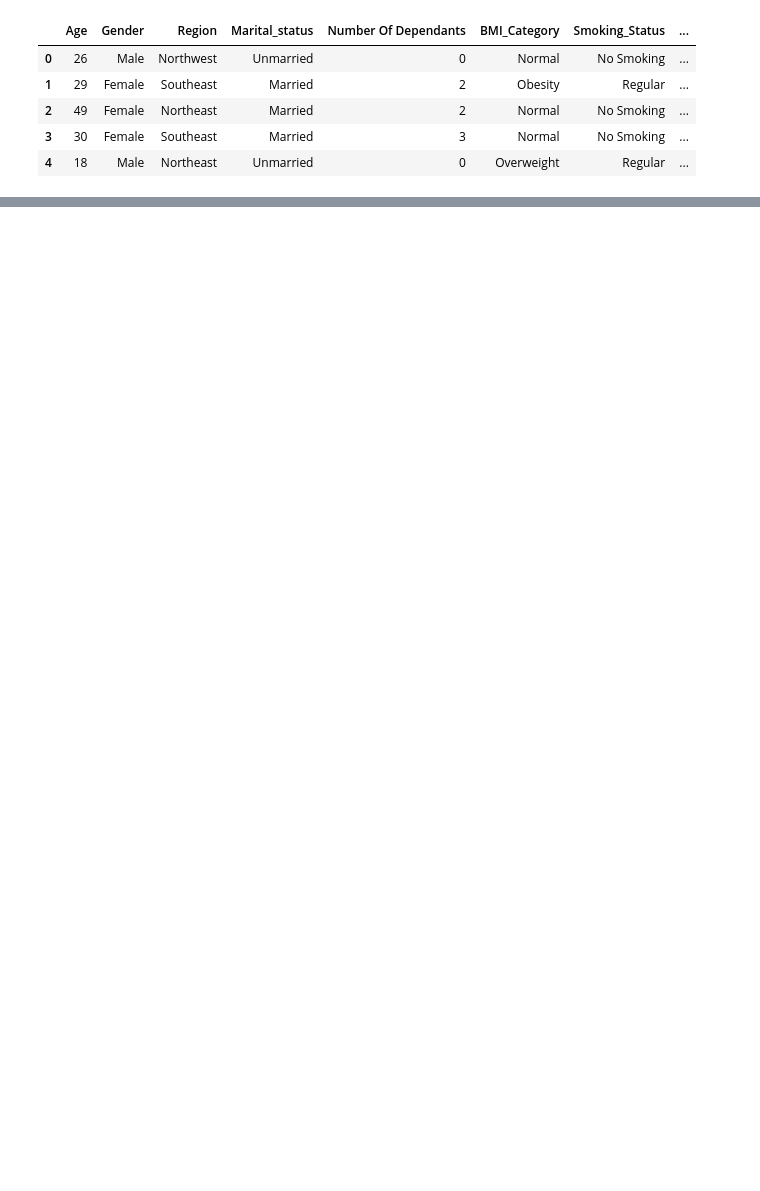
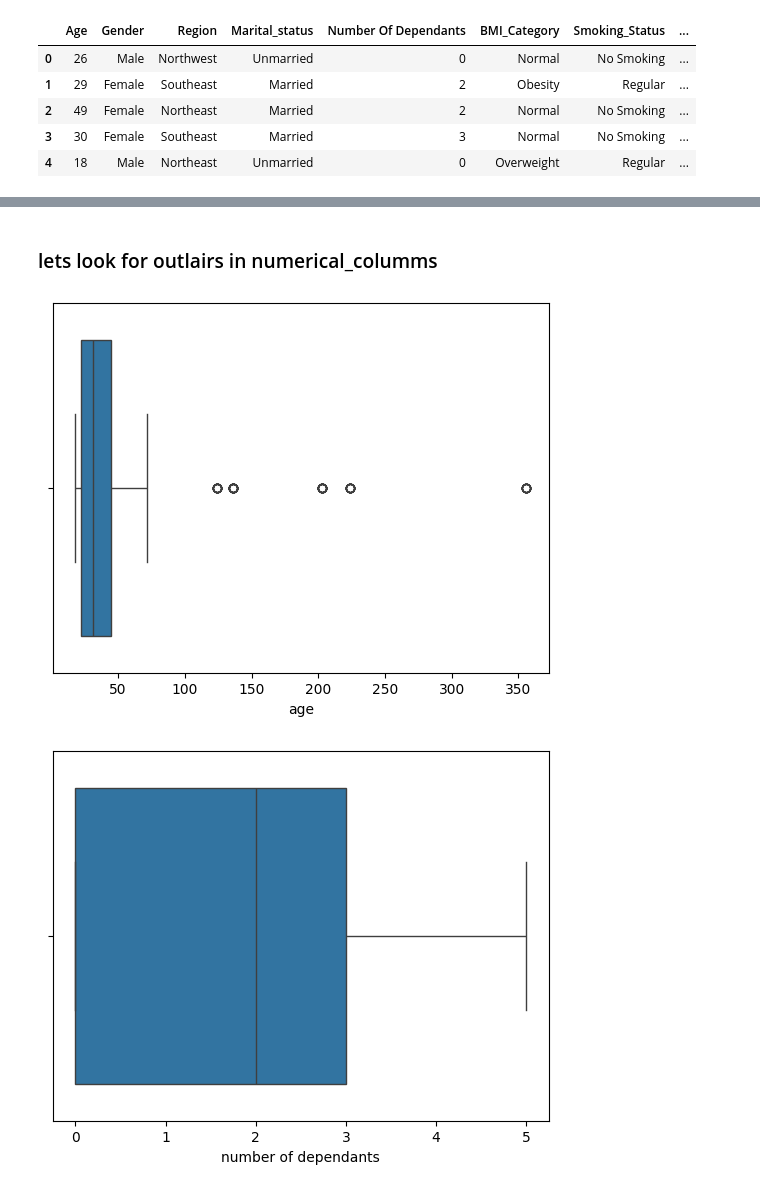
Before and after one commit to amalvj7/neural_narrative, a Jupyter notebook: 10_Projects/insurance_prediction.ipynb, the cells around one changed output, grey strips where cells are left out. Drawn from its saved outputs; the diff is of its cells as text; code cells hidden in the pictures; blank space fills up the shorter version.

```diff
--- a/10_Projects/insurance_prediction.ipynb
+++ b/10_Projects/insurance_prediction.ipynb
@@ -95,2 +92,0 @@ TypeError: '<' not supported between instances of 'method' and 'int'
-# %%
-df["Number Of Dependants"] = df["Number Of Dependants"].abs
@@ -96,0 +99,2 @@ df["Number Of Dependants"] = df["Number Of Dependants"].abs
+# %%
+df['number of dependants']   = df['number of dependants'].abs()
@@ -96,0 +112,9 @@ df["Number Of Dependants"] = df["Number Of Dependants"].abs
+# %% [markdown]
+### lets look for outlairs in numerical_columms
+# %%
+for col in numerical_columns :
+    sns.boxplot(x=df[col])
+    plt.show()
+# %% [output]
+[figure, added]
+[figure, added]
```
Also changed, not shown: parts of 44 cells of this notebook, 28 other files.
